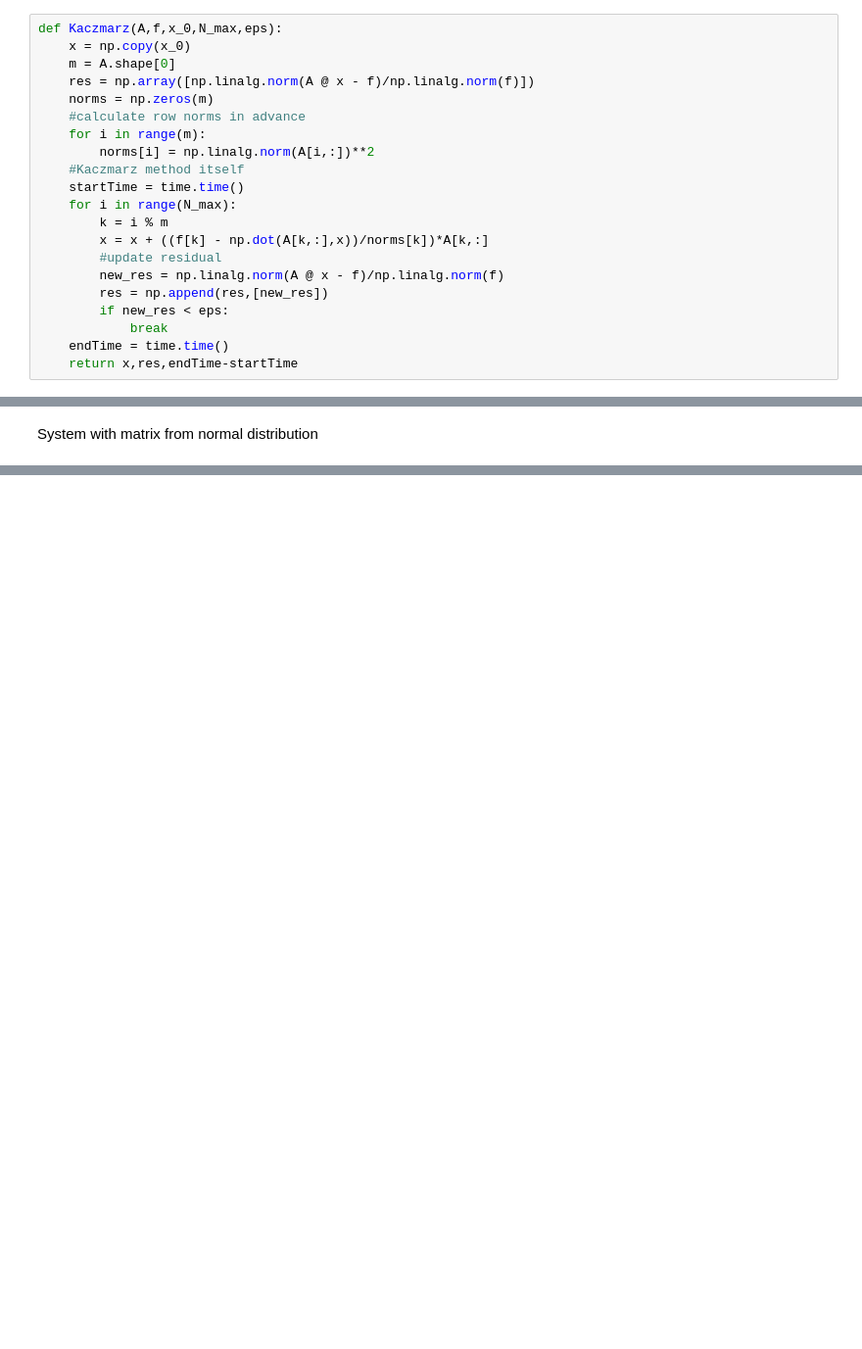
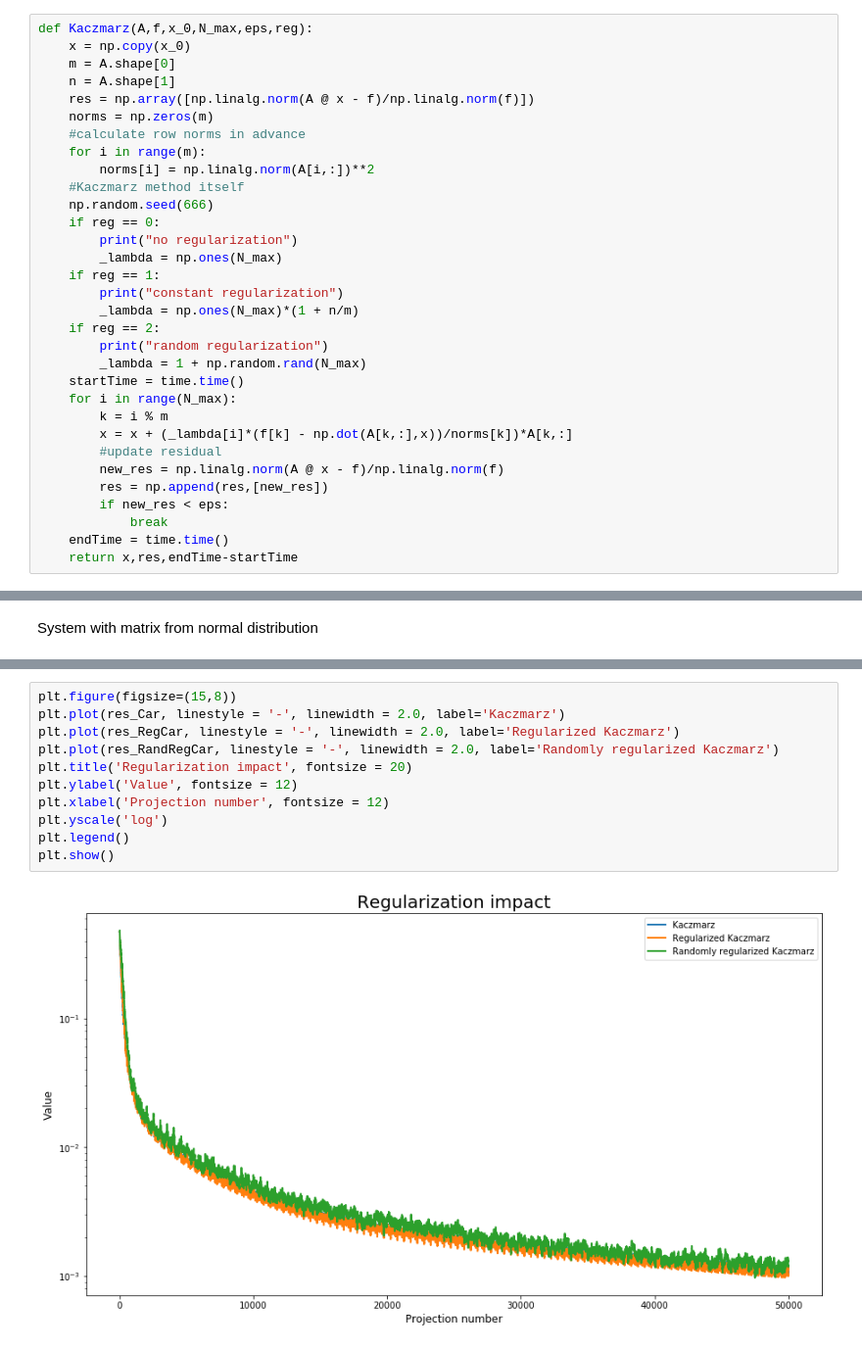
Before and after one commit to seva100/kaczmarz-modifications, a Jupyter notebook: Project_NLA.ipynb, the cells around one changed output, grey strips where cells are left out. Shown at 98% size. Cells and saved outputs as stored; diff of their text form; blank space fills up the shorter version.

```diff
--- a/Project_NLA.ipynb
+++ b/Project_NLA.ipynb
@@ -11,17 +17,28 @@ import matplotlib.pyplot as plt
 # %%
-def Kaczmarz(A,f,x_0,N_max,eps):
+def Kaczmarz(A,f,x_0,N_max,eps,reg):
     x = np.copy(x_0)
     m = A.shape[0]
+    n = A.shape[1]
     res = np.array([np.linalg.norm(A @ x - f)/np.linalg.norm(f)])
     norms = np.zeros(m)
     #calculate row norms in advance
     for i in range(m):
         norms[i] = np.linalg.norm(A[i,:])**2
     #Kaczmarz method itself
+    np.random.seed(666)
+    if reg == 0:
+        print("no regularization")
+        _lambda = np.ones(N_max)
+    if reg == 1:
+        print("constant regularization")
+        _lambda = np.ones(N_max)*(1 + n/m)
+    if reg == 2:
+        print("random regularization")
+        _lambda = 1 + np.random.rand(N_max)
     startTime = time.time()
     for i in range(N_max):
         k = i % m
-        x = x + ((f[k] - np.dot(A[k,:],x))/norms[k])*A[k,:]
+        x = x + (_lambda[i]*(f[k] - np.dot(A[k,:],x))/norms[k])*A[k,:]
         #update residual
         new_res = np.linalg.norm(A @ x - f)/np.linalg.norm(f)
         res = np.append(res,[new_res])
@@ -109,0 +171,13 @@ System with matrix from normal distribution
+# %%
+plt.figure(figsize=(15,8))
+plt.plot(res_Car, linestyle = '-', linewidth = 2.0, label='Kaczmarz')
+plt.plot(res_RegCar, linestyle = '-', linewidth = 2.0, label='Regularized Kaczmarz')
+plt.plot(res_RandRegCar, linestyle = '-', linewidth = 2.0, label='Randomly regularized Kaczmarz')
+plt.title('Regularization impact', fontsize = 20)
+plt.ylabel('Value', fontsize = 12)
+plt.xlabel('Projection number', fontsize = 12)
+plt.yscale('log')
+plt.legend()
+plt.show()
+# %% [output]
+[figure, added]
```
Also changed, not shown: parts of 19 cells of this notebook.
